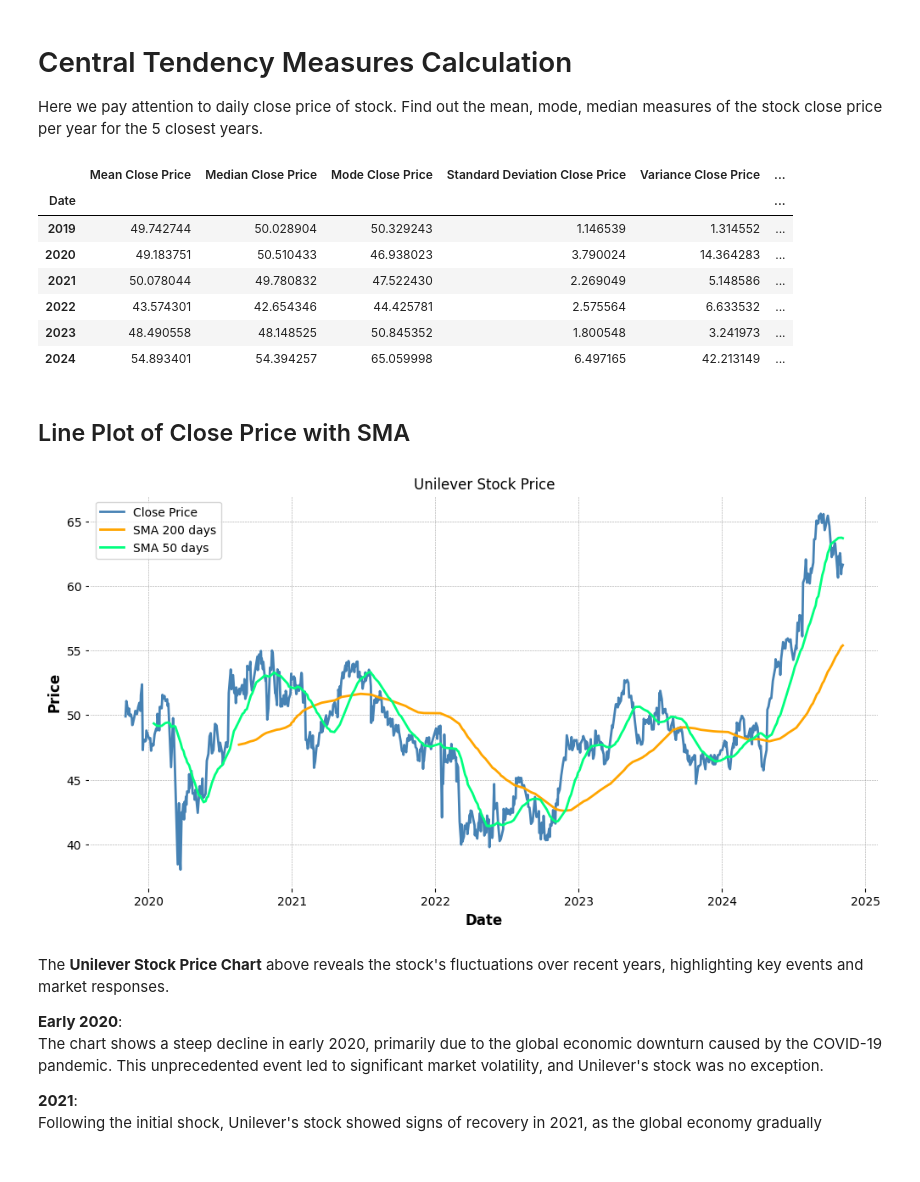
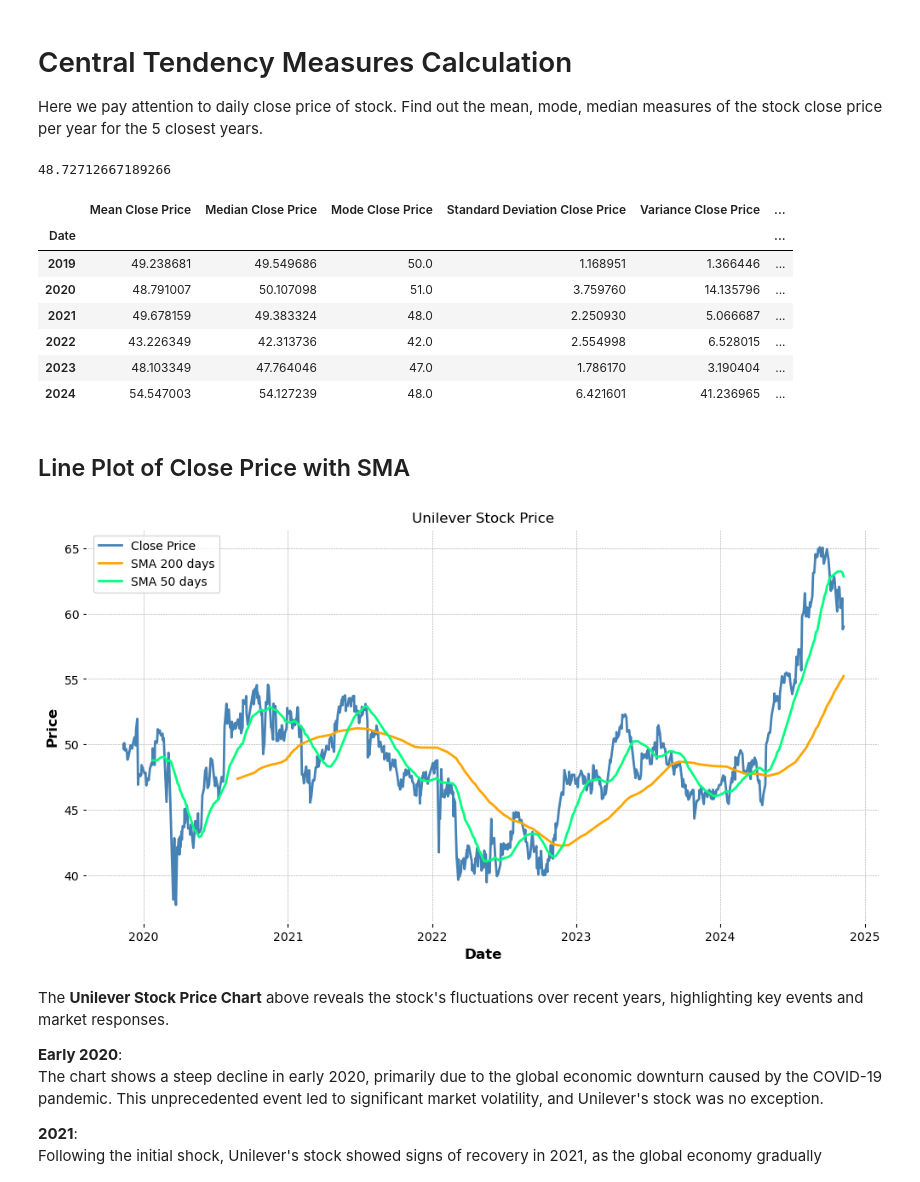
Before and after one commit to Ailey-Prmil/Statistics-Analysis-Project, a Jupyter notebook: Statistics Description/Unilever-EDA.ipynb, the cells around one changed output. Saved outputs shown, nothing was run; the diff lists cells and outputs as text; code cells hidden in the pictures.

```diff
--- a/Statistics Description/Unilever-EDA.ipynb
+++ b/Statistics Description/Unilever-EDA.ipynb
@@ -12,7 +11,9 @@ from matplotlib import pyplot as plt
 import mplfinance as mpf
 # %%
 # Retrieve Unilever's stock data
-unilever = yf.Ticker("UL")
-df = unilever.history(period="5y")
+# unilever = yf.Ticker("UL")
+# df = unilever.history(period="5y")
+
+df = pd.read_csv('../Data/unilever_stock_price.csv', parse_dates=['Date'], index_col='Date')
 # %%
 # Export Unilever stock data to CSV
@@ -24,8 +24,13 @@ df.to_csv(path)
 Here we pay attention to daily close price of stock. Find out the mean, mode, median measures of the stock close price per year for the 5 closest years.
 # %%
 df['Close'].describe()
+df.index = pd.to_datetime(df.index, utc=True)
 mean_close_price = df['Close'].mean()
 med_close_price = df['Close'].median()
+# %%
+mean_close_price
+# %% [output]
+48.72712667189266
 # %%
 
 # Resample the data to monthly
@@ -40,22 +45,22 @@ stock_price_by_month.index = pd.to_datetime(stock_price_by_month.index)
 # %%
 descriptive_stats = df.groupby(df.index.year)['Close'].mean()
 descriptive_stats = descriptive_stats.to_frame()
 descriptive_stats.columns = ['Mean Close Price']
 descriptive_stats['Median Close Price'] = df.groupby(df.index.year)['Close'].median()
-descriptive_stats['Mode Close Price'] = df.groupby(df.index.year)['Close'].agg(lambda x: x.value_counts().index[0])
+descriptive_stats['Mode Close Price'] = df.groupby(df.index.year)['Close'].agg(lambda x: round(x).value_counts().index[0])
 descriptive_stats['Standard Deviation Close Price'] = df.groupby(df.index.year)['Close'].std()
 descriptive_stats['Variance Close Price'] = df.groupby(df.index.year)['Close'].var()
 descriptive_stats['Skewness Close Price'] = df.groupby(df.index.year)['Close'].skew()
 descriptive_stats
 # %% [output]
 |  | Mean Close Price | Median Close Price | Mode Close Price | Standard Deviation Close Price | Variance Close Price | ... |
 | Date |  |  |  |  |  | ... |
-| 2019 | 49.742744 | 50.028904 | 50.329243 | 1.146539 | 1.314552 | ... |
-| 2020 | 49.183751 | 50.510433 | 46.938023 | 3.790024 | 14.364283 | ... |
-| 2021 | 50.078044 | 49.780832 | 47.522430 | 2.269049 | 5.148586 | ... |
-| 2022 | 43.574301 | 42.654346 | 44.425781 | 2.575564 | 6.633532 | ... |
-| 2023 | 48.490558 | 48.148525 | 50.845352 | 1.800548 | 3.241973 | ... |
-| 2024 | 54.893401 | 54.394257 | 65.059998 | 6.497165 | 42.213149 | ... |
+| 2019 | 49.238681 | 49.549686 | 50.0 | 1.168951 | 1.366446 | ... |
+| 2020 | 48.791007 | 50.107098 | 51.0 | 3.759760 | 14.135796 | ... |
+| 2021 | 49.678159 | 49.383324 | 48.0 | 2.250930 | 5.066687 | ... |
+| 2022 | 43.226349 | 42.313736 | 42.0 | 2.554998 | 6.528015 | ... |
+| 2023 | 48.103349 | 47.764046 | 47.0 | 1.786170 | 3.190404 | ... |
+| 2024 | 54.547003 | 54.127239 | 48.0 | 6.421601 | 41.236965 | ... |
 # %% [markdown]
 ## Line Plot of Close Price with SMA
 # %%
@@ -77,7 +82,7 @@ plt.ylabel('Price')
 plt.legend()
 plt.show()
 # %% [output]
-[figure, old version]
+[figure, new version]
 # %% [markdown]
 The **Unilever Stock Price Chart** above reveals the stock's fluctuations over recent years, highlighting key events and market responses.
 
```
Also changed, not shown: parts of 6 cells of this notebook, 4 other files.
